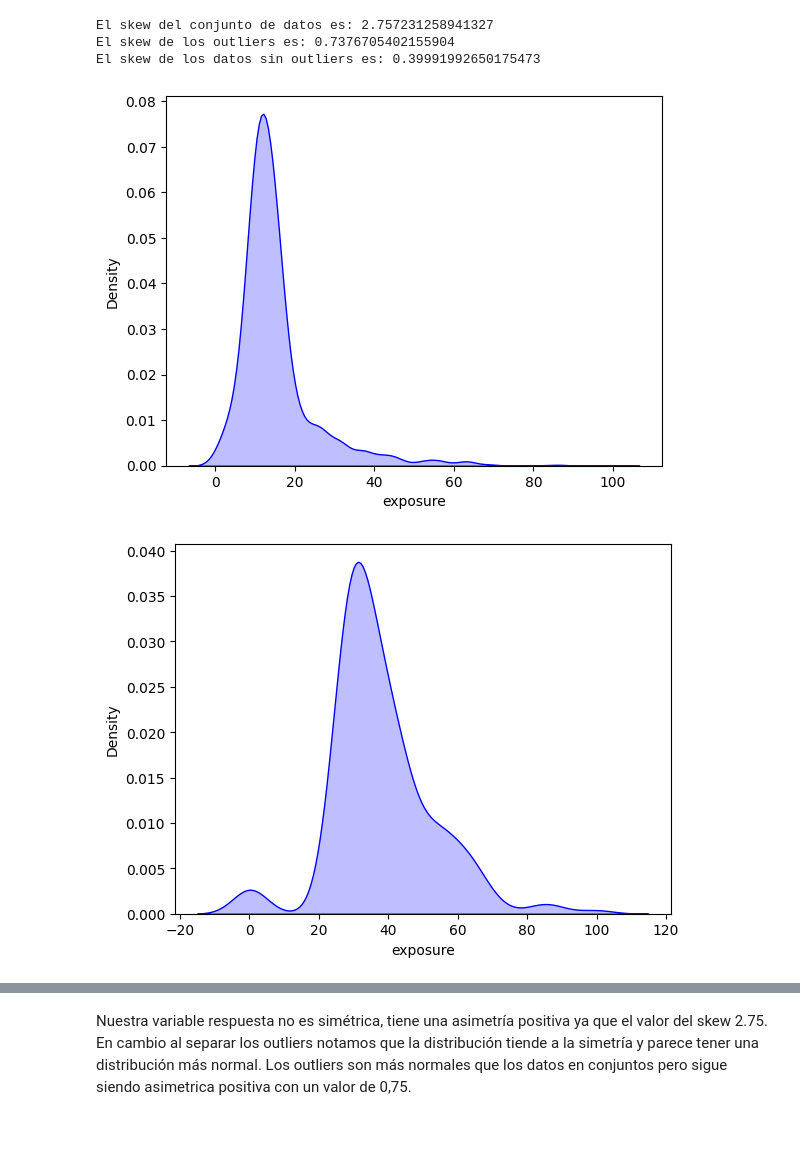
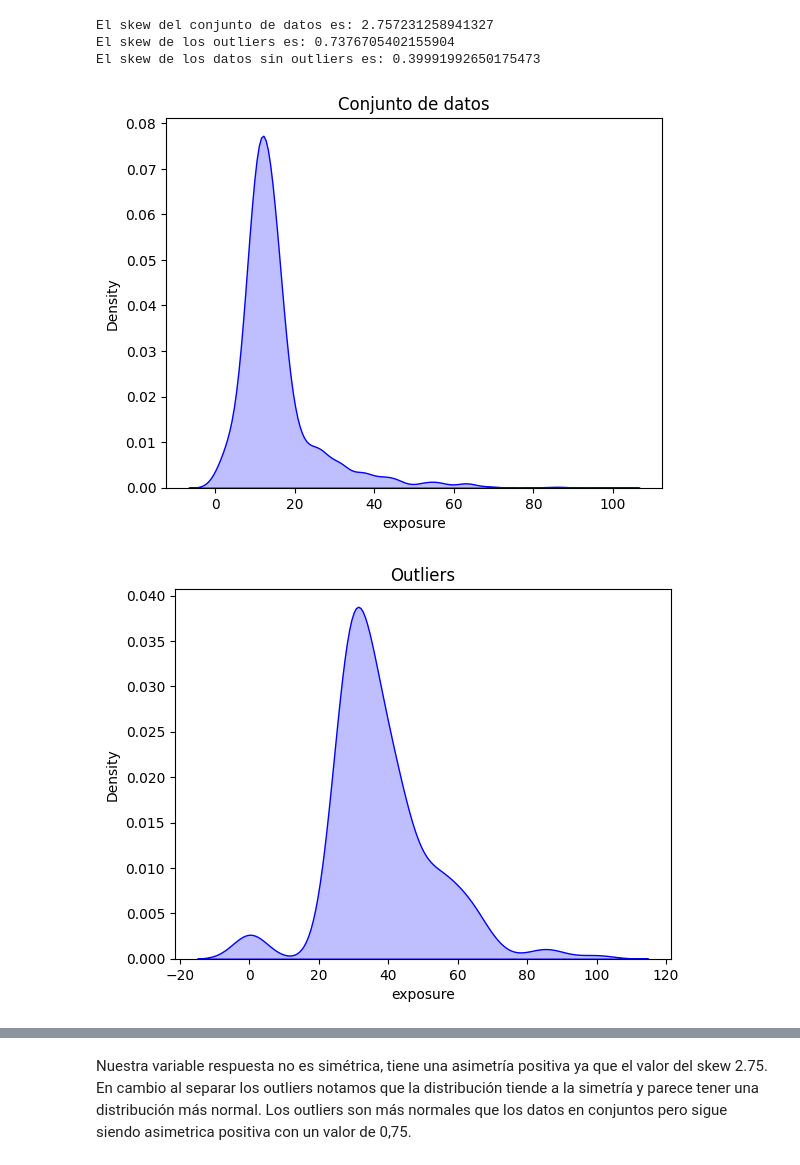
Before and after one commit to VannaLZ/Modulo_3_Sprint_1_VannaPaula, a Jupyter notebook: Regresion Lineal/Lecc2-Test_estadisticos.ipynb, the cells around one changed output, grey strips where cells are left out. Cells and saved outputs as stored; diff of their text form; code cells hidden in the pictures; blank space fills up the shorter version.

```diff
--- a/Regresion Lineal/Lecc2-Test_estadisticos.ipynb
+++ b/Regresion Lineal/Lecc2-Test_estadisticos.ipynb
@@ -61,22 +86,24 @@ El skew del conjunto de datos es: 2.757231258941327
 El skew de los outliers es: 0.7376705402155904
 El skew de los datos sin outliers es: 0.39991992650175473
 # %%
-#Conjunto de datos
+#Lo representamos gráficamente
 sns.distplot(
     df["exposure"],
     hist = False,
     color = "blue",
-    kde_kws = {"shade": True, "linewidth": 1});
+    kde_kws = {"shade": True, "linewidth": 1})
+plt.title('Conjunto de datos');
 # %% [output]
-[figure, old version]
+[figure, new version]
 # %%
 sns.distplot(
     outliers["exposure"],
     hist = False,
     color = "blue",
-    kde_kws = {"shade": True, "linewidth": 1});
+    kde_kws = {"shade": True, "linewidth": 1})
+plt.title('Outliers');
 # %% [output]
-[figure, old version]
+[figure, new version]
 # %%
 sns.distplot(
     df_limpio["exposure"],
```
Also changed, not shown: parts of 9 cells of this notebook, 6 other files.
